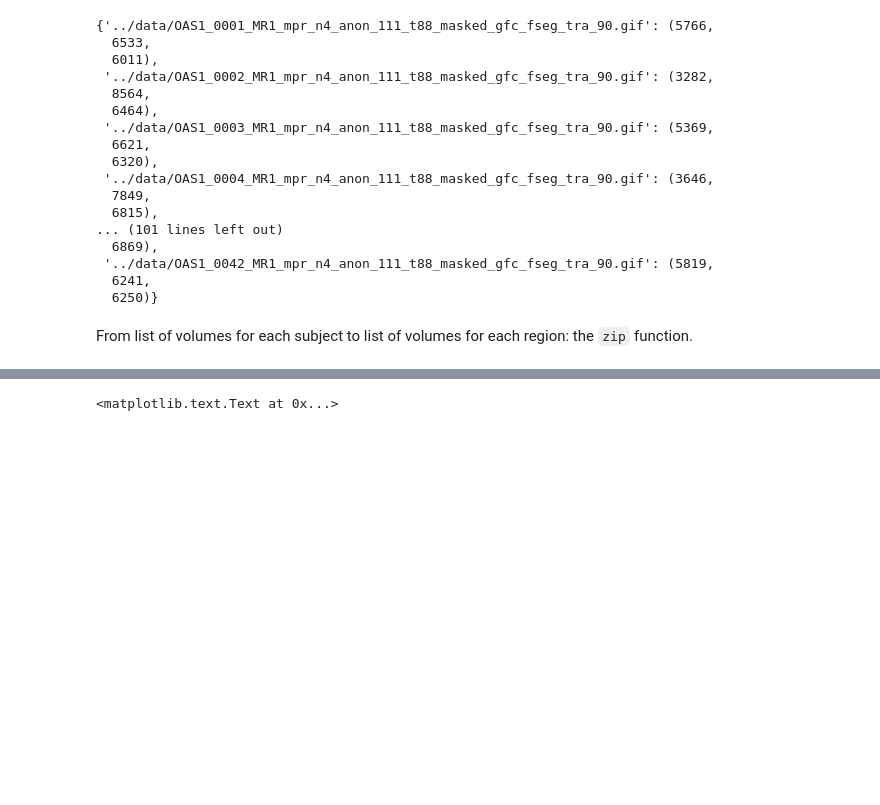
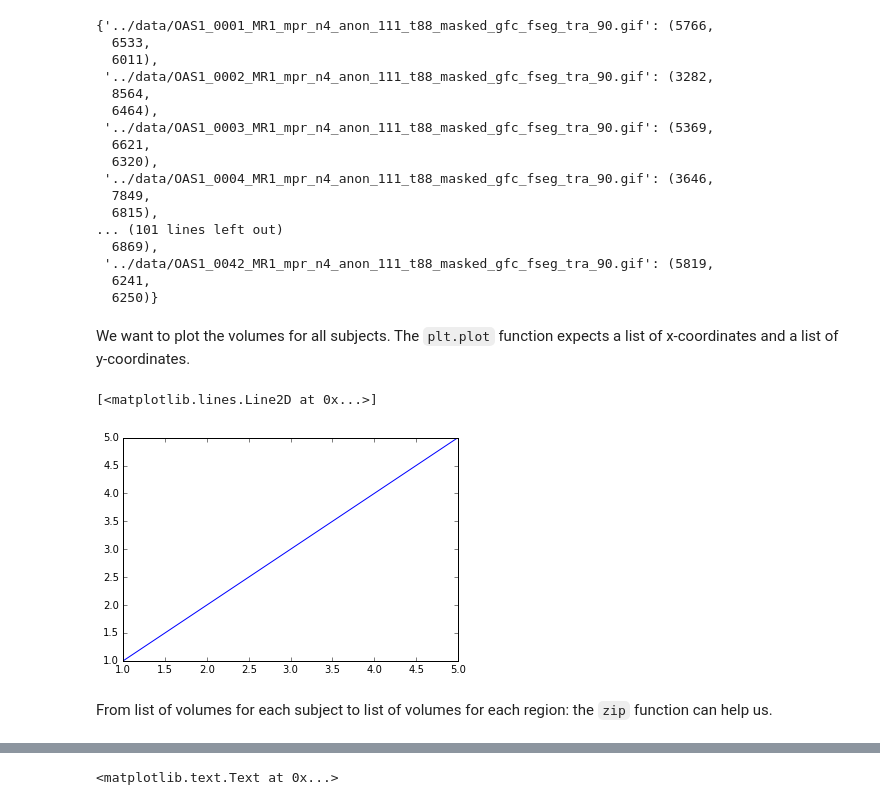
Before and after one commit to valentina-s/PythonForProgrammers, a Jupyter notebook: notebooks/PythonForProgrammers.ipynb, the cells around one changed output, grey strips where cells are left out. Drawn from its saved outputs; the diff is of its cells as text; code cells hidden in the pictures; blank space fills up the shorter version.

```diff
--- a/notebooks/PythonForProgrammers.ipynb
+++ b/notebooks/PythonForProgrammers.ipynb
@@ -508,8 +552,15 @@ dictOfVolumes
  '../data/OAS1_0042_MR1_mpr_n4_anon_111_t88_masked_gfc_fseg_tra_90.gif': (5819,
   6241,
   6250)}
+# %% [markdown]
+We want to plot the volumes for all subjects. The `plt.plot` function expects a list of x-coordinates and a list of y-coordinates.
+# %%
+plt.plot([1,2,3,4,5],[1,2,3,4,5])
+# %% [output]
+[<matplotlib.lines.Line2D at 0x...>]
+[figure, added]
 # %% [markdown]
-From list of volumes for each subject to list of volumes for each region: the `zip` function.
+From list of volumes for each subject to list of volumes for each region: the `zip` function can help us.
 # %%
 v = list(zip(*list(dictOfVolumes.values())))
 print(v)
```
Also changed, not shown: parts of 8 cells of this notebook.
